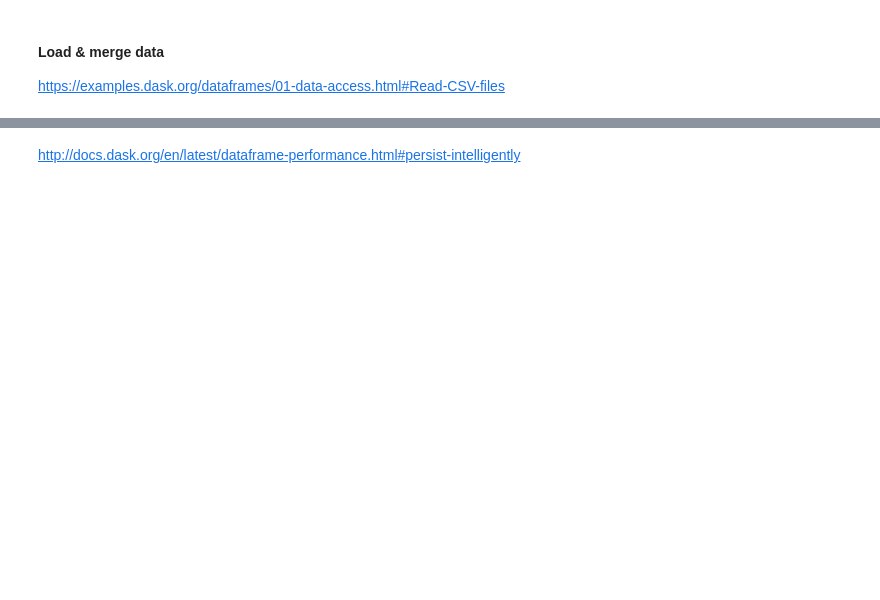
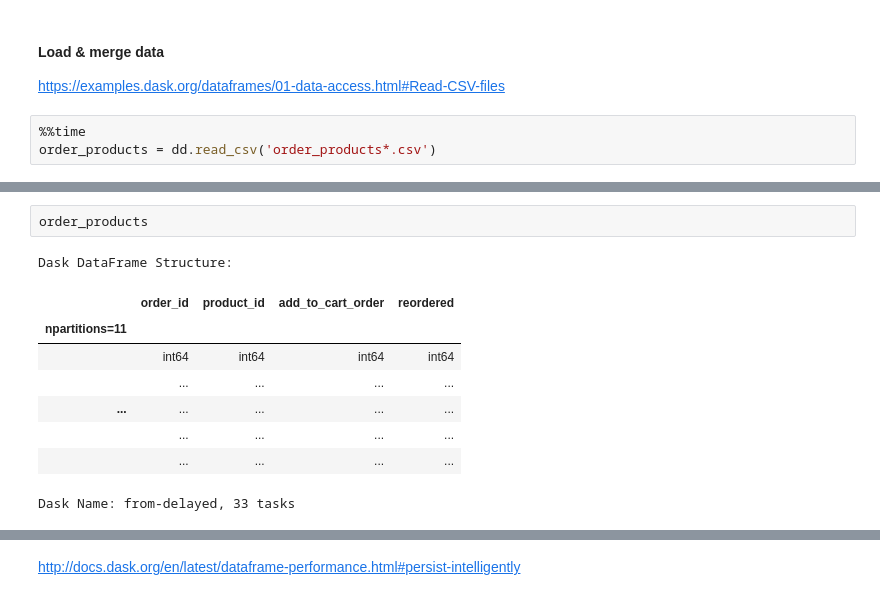
Before and after one commit to bloominstituteoftechnology/DS-Unit-3-Sprint-3-Big-Data, a Jupyter notebook: module1-aws-sagemaker/LS_DS_331_AWS_SageMaker.ipynb, the cells around one changed output, grey strips where cells are left out. Saved outputs shown, nothing was run; the diff lists cells and outputs as text; blank space fills up the shorter version.

```diff
--- a/module1-aws-sagemaker/LS_DS_331_AWS_SageMaker.ipynb
+++ b/module1-aws-sagemaker/LS_DS_331_AWS_SageMaker.ipynb
@@ -112,3 +267,6 @@ from dask.distributed import Client
 # %% [markdown]
 #### Load & merge data
 https://examples.dask.org/dataframes/01-data-access.html#Read-CSV-files
+# %%
+%%time
+order_products = dd.read_csv('order_products*.csv')
@@ -114,0 +276,12 @@ https://examples.dask.org/dataframes/01-data-access.html#Read-CSV-files
+# %%
+order_products
+# %% [output]
+Dask DataFrame Structure:
+|  | order_id | product_id | add_to_cart_order | reordered |
+| npartitions=11 |  |  |  |  |
+|  | int64 | int64 | int64 | int64 |
+|  | ... | ... | ... | ... |
+| ... | ... | ... | ... | ... |
+|  | ... | ... | ... | ... |
+|  | ... | ... | ... | ... |
+Dask Name: from-delayed, 33 tasks
```
Also changed, not shown: parts of 25 cells of this notebook.
